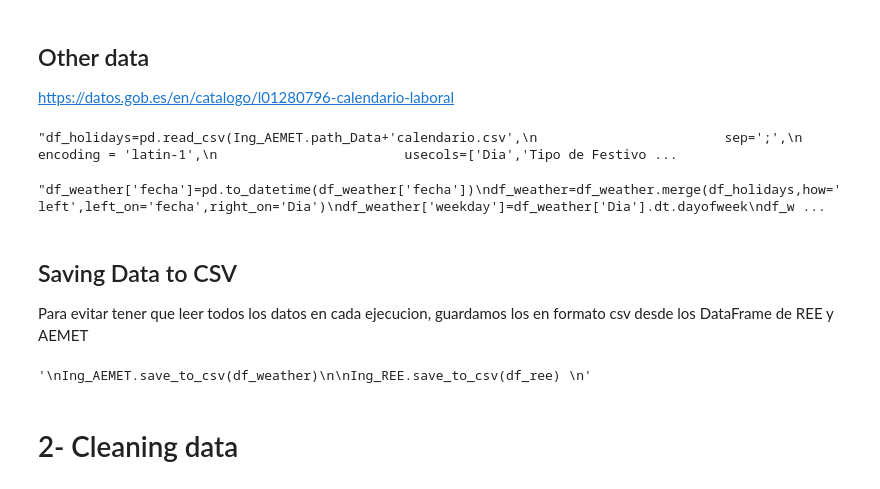
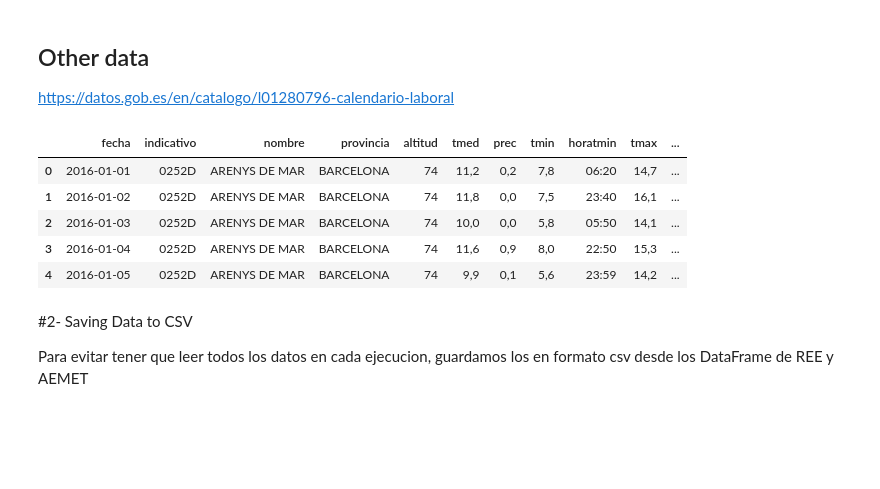
Before and after one commit to sotodosos/ClasesMaster26, a Jupyter notebook: Python/1-TFM Read and Analysis.ipynb, the cells around one changed output. Drawn from its saved outputs; the diff is of its cells as text; code cells hidden in the pictures; blank space fills up the shorter version.

```diff
--- a/Python/1-TFM Read and Analysis.ipynb
+++ b/Python/1-TFM Read and Analysis.ipynb
@@ -77,4 +77,4 @@ date_end="2021-12-31T00:00:00UTC"
 
 Para la lectura de datos metereólogicos, vamos a utilizar la libreria aemet, de la que utilizaremos los metodos de las clases Aemet y Estacion para obtener los datos a nivel diario de cada estación meterologica para un rago de fechas, de las provincias que nos interesan para el estudio.<a id='From_api'></a>
 # %%
-#df_weather=Ing_AEMET.read_weather_dates(date_ini,date_end)
+df_weather=Ing_AEMET.read_weather_dates(date_ini,date_end)
@@ -98,7 +114,7 @@ Por lo que vamos a almacenar 2 ficheros:
 
 https://datos.gob.es/en/catalogo/l01280796-calendario-laboral
 # %%
-'''df_holidays=pd.read_csv(Ing_AEMET.path_Data+'calendario.csv',
+df_holidays=pd.read_csv(Ing_AEMET.path_Data+'calendario.csv',
                         sep=';',
                         encoding = 'latin-1',
                         usecols=['Dia','Tipo de Festivo'],
@@ -108,14 +124,8 @@ df_holidays['Dia']=pd.to_datetime(df_holidays['Dia'])
 
 df_holidays.drop(columns='Tipo de Festivo',inplace=True)
 df_holidays.dropna(inplace=True)
-'''
-# %% [output]
-"df_holidays=pd.read_csv(Ing_AEMET.path_Data+'calendario.csv',\n                        sep=';',\n                        encoding = 'latin-1',\n                        usecols=['Dia','Tipo de Festivo ...
 # %%
-'''df_weather['fecha']=pd.to_datetime(df_weather['fecha'])
+df_weather['fecha']=pd.to_datetime(df_weather['fecha'])
 df_weather=df_weather.merge(df_holidays,how='left',left_on='fecha',right_on='Dia')
 df_weather['weekday']=df_weather['Dia'].dt.dayofweek
 df_weather.drop(columns='Dia',inplace=True)
-'''
-# %% [output]
-"df_weather['fecha']=pd.to_datetime(df_weather['fecha'])\ndf_weather=df_weather.merge(df_holidays,how='left',left_on='fecha',right_on='Dia')\ndf_weather['weekday']=df_weather['Dia'].dt.dayofweek\ndf_w ...
@@ -124,14 +132,16 @@ df_weather.drop(columns='Dia',inplace=True)
+# %%
+df_weather.head()
+# %% [output]
+|  | fecha | indicativo | nombre | provincia | altitud | tmed | prec | tmin | horatmin | tmax | ... |
+| 0 | 2016-01-01 | 0252D | ARENYS DE MAR | BARCELONA | 74 | 11,2 | 0,2 | 7,8 | 06:20 | 14,7 | ... |
+| 1 | 2016-01-02 | 0252D | ARENYS DE MAR | BARCELONA | 74 | 11,8 | 0,0 | 7,5 | 23:40 | 16,1 | ... |
+| 2 | 2016-01-03 | 0252D | ARENYS DE MAR | BARCELONA | 74 | 10,0 | 0,0 | 5,8 | 05:50 | 14,1 | ... |
+| 3 | 2016-01-04 | 0252D | ARENYS DE MAR | BARCELONA | 74 | 11,6 | 0,9 | 8,0 | 22:50 | 15,3 | ... |
+| 4 | 2016-01-05 | 0252D | ARENYS DE MAR | BARCELONA | 74 | 9,9 | 0,1 | 5,6 | 23:59 | 14,2 | ... |
 # %% [markdown]
-## Saving Data to CSV
+#2- Saving Data to CSV
 
 Para evitar tener que leer todos los datos en cada ejecucion, guardamos los en formato csv desde los DataFrame de REE y AEMET
 # %%
-'''
 Ing_AEMET.save_to_csv(df_weather)
-
 Ing_REE.save_to_csv(df_ree)
-'''
-# %% [output]
-'\nIng_AEMET.save_to_csv(df_weather)\n\nIng_REE.save_to_csv(df_ree) \n'
-# %% [markdown]
-# 2- Cleaning data <a id='From_csv'></a>
```
Also changed, not shown: parts of 57 cells of this notebook, 6 other files.
